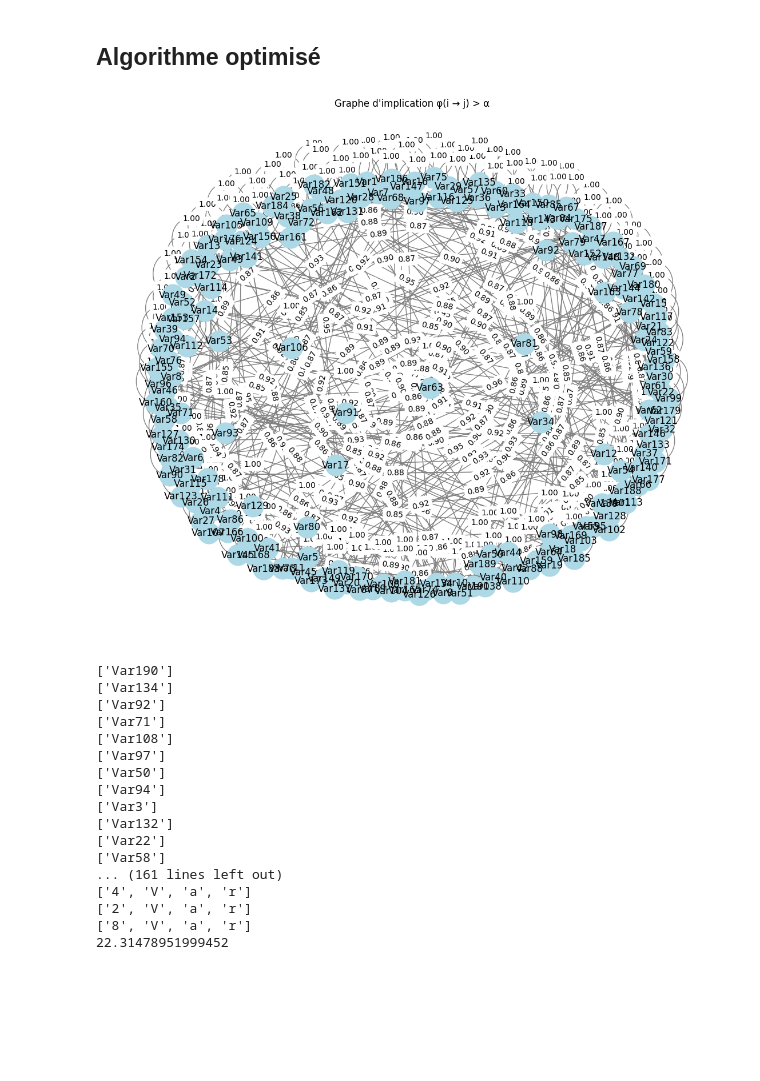
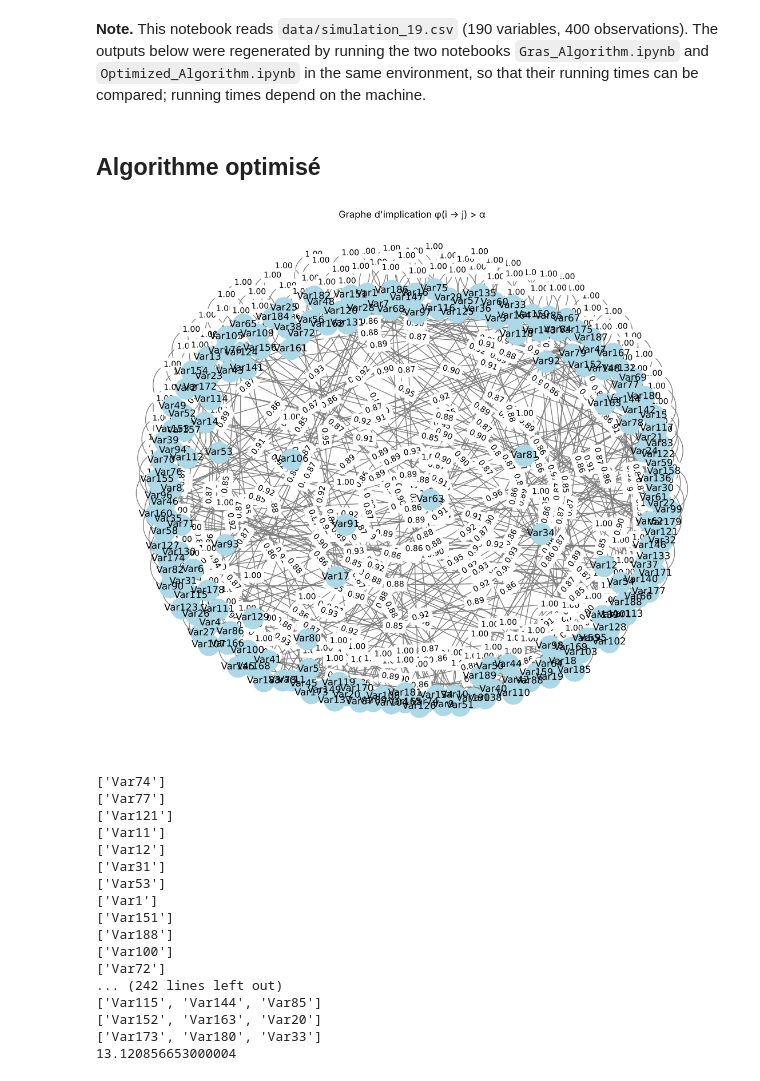
Before and after one commit to Fidy-Heritiana/Gras-algorithm-for-constructing-an-oriented-hierarchy, a Jupyter notebook: Optimized_Algorithm.ipynb, the cells around one changed output. Drawn from its saved outputs; the diff is of its cells as text; code cells hidden in the pictures; blank space fills up the shorter version.

```diff
--- a/Optimized_Algorithm.ipynb
+++ b/Optimized_Algorithm.ipynb
@@ -1,3 +1,5 @@
+# %% [markdown]
+**Note.** This notebook reads `data/simulation_19.csv` (190 variables, 400 observations). The outputs below were regenerated by running the two notebooks `Gras_Algorithm.ipynb` and `Optimized_Algorithm.ipynb` in the same environment, so that their running times can be compared; running times depend on the machine.
 # %% [markdown]
 ## Algorithme optimisé
 # %%
@@ -42,7 +44,7 @@ def matrice_implication(fichier_csv):
     return matrice
 
 # Time to build the matrix
-mat = matrice_implication("simulation_19.csv")
+mat = matrice_implication("data/simulation_19.csv")
 
 def graphe(matrice, alpha):
     """
@@ -118,7 +120,7 @@ def treillis(G):
     list_conséquents = list(conséquents.values())
     concatenate= (list_antécédents + list_conséquents)
     for x in G.nodes:
-        concatenate.append(x)
+        concatenate.append([x])  # singleton class {x}
     #T = consequent(matrice, alpha)
     #for clas in premisse(matrice, alpha):
         #T.add(clas)
@@ -148,48 +150,48 @@ def tri_topologique(resultats):
         for arc in E_arcs[:]:
             if arc[0] == Ci:
                 Cj = arc[1]
                 E_arcs.remove(arc)
                 in_degre[Cj] -= 1
                 if in_degre[Cj] == 0:
                     S.append(Cj)
         S = sorted(S, key=len)
 
     return [list(C) for C in L]
 T = treillis(G)
 heriarchi = tri_topologique(T)
 
 def hierarchie_orientee(resultats):
     # Copy the sorted list
     l = resultats
     retire = []
     for Ci in l:
         for Cj in l:
             if len(Ci)<len(Cj) and set(Ci)&set(Cj)!=set() and set(Ci)&set(Cj)!=set(Ci):
                 retire.append(Cj)
     l = [classe for classe in l if classe not in retire]
     return l
 #print("nous avons:", len(hierarchie_orientee(heriarchi)), "classes")
 for i in hierarchie_orientee(heriarchi):
    print(i)
 fin = time.perf_counter()
 t = fin - debut
 print(t)
 # %% [output]
-[figure, old version]
+[figure, new version]
-['Var190']
-['Var134']
-['Var92']
-['Var71']
-['Var108']
-['Var97']
-['Var50']
-['Var94']
-['Var3']
-['Var132']
-['Var22']
-['Var58']
-... (161 lines left out)
-['4', 'V', 'a', 'r']
-['2', 'V', 'a', 'r']
-['8', 'V', 'a', 'r']
-22.31478951999452
+['Var74']
+['Var77']
+['Var121']
+['Var11']
+['Var12']
+['Var31']
+['Var53']
+['Var1']
+['Var151']
+['Var188']
+['Var100']
+['Var72']
+... (242 lines left out)
+['Var115', 'Var144', 'Var85']
+['Var152', 'Var163', 'Var20']
+['Var173', 'Var180', 'Var33']
+13.120856653000004
```
Also changed, not shown: 1 other file.
